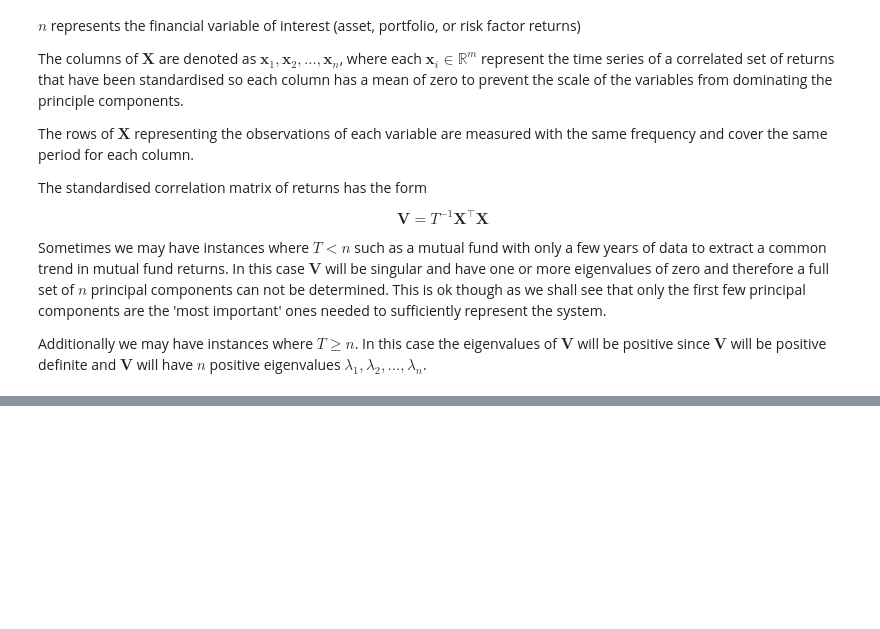
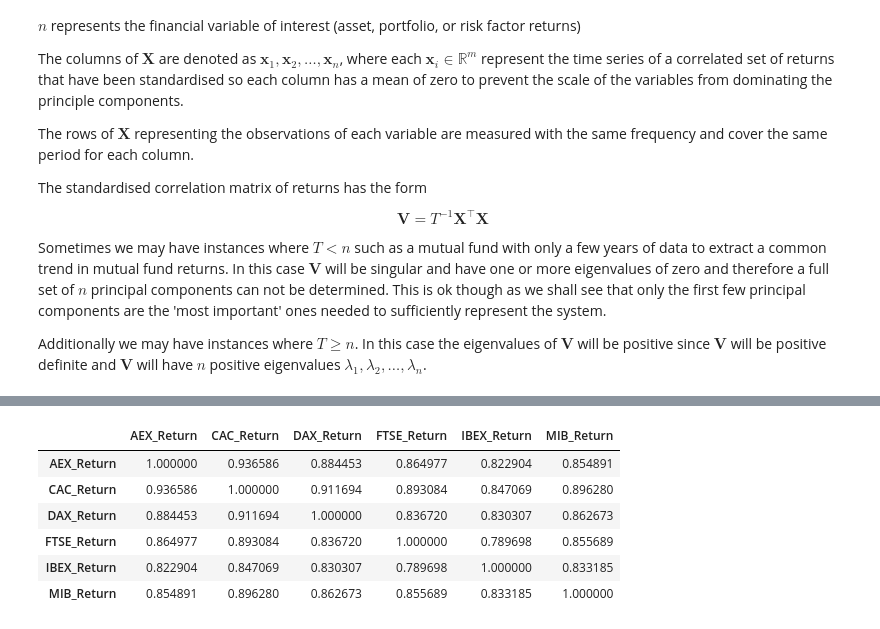
Before and after one commit to mickeyadd/my_risk_toolkit, a Jupyter notebook: Market Risk Analysis Notes/I. Quantitative Methods in Finance/Chapter 2 - Essential Linear Algebra for Finance/2.5 Principal Component Analysis.ipynb, the cells around one changed output, grey strips where cells are left out. Drawn from its saved outputs; the diff is of its cells as text; code cells hidden in the pictures; blank space fills up the shorter version.

```diff
--- a/Market Risk Analysis Notes/I. Quantitative Methods in Finance/Chapter 2 - Essential Linear Algebra for Finance/2.5 Principal Component Analysis.ipynb
+++ b/Market Risk Analysis Notes/I. Quantitative Methods in Finance/Chapter 2 - Essential Linear Algebra for Finance/2.5 Principal Component Analysis.ipynb
@@ -45,0 +203,30 @@ Additionally we may have instances where $T \geq n$. In this case the eigenvalue
+# %%
+import pandas as pd
+from sklearn.decomposition import PCA
+from sklearn.preprocessing import StandardScaler
+
+# Select the return columns
+return_cols = [col for col in df.columns if col.endswith('_Return')]
+
+# Drop rows with NaN (usually the first row after pct_change)
+returns_data = df[return_cols].dropna()
+
+# Standardize returns (zero mean, unit variance)
+scaler = StandardScaler()
+returns_scaled = scaler.fit_transform(returns_data)
+
+# Fit PCA - keep all components or specify n_components
+pca = PCA(n_components=len(return_cols))
+principal_components = pca.fit_transform(returns_scaled)
+
+# Create a DataFrame of principal components
+pc_df = pd.DataFrame(
+    principal_components,
+    columns=[f'PC{i+1}' for i in range(len(return_cols))],
+    index=returns_data.index
+)
+
+print(pc_df.head())
+
+# Explained variance ratio (how much variance each PC explains)
+print("Explained variance ratio:", pca.explained_variance_ratio_)
@@ -45,0 +241,10 @@ Additionally we may have instances where $T \geq n$. In this case the eigenvalue
+# %%
+returns_data.corr()
+# %% [output]
+|  | AEX_Return | CAC_Return | DAX_Return | FTSE_Return | IBEX_Return | MIB_Return |
+| AEX_Return | 1.000000 | 0.936586 | 0.884453 | 0.864977 | 0.822904 | 0.854891 |
+| CAC_Return | 0.936586 | 1.000000 | 0.911694 | 0.893084 | 0.847069 | 0.896280 |
+| DAX_Return | 0.884453 | 0.911694 | 1.000000 | 0.836720 | 0.830307 | 0.862673 |
+| FTSE_Return | 0.864977 | 0.893084 | 0.836720 | 1.000000 | 0.789698 | 0.855689 |
+| IBEX_Return | 0.822904 | 0.847069 | 0.830307 | 0.789698 | 1.000000 | 0.833185 |
+| MIB_Return | 0.854891 | 0.896280 | 0.862673 | 0.855689 | 0.833185 | 1.000000 |
```
Also changed, not shown: parts of 19 cells of this notebook, 13 other files.
